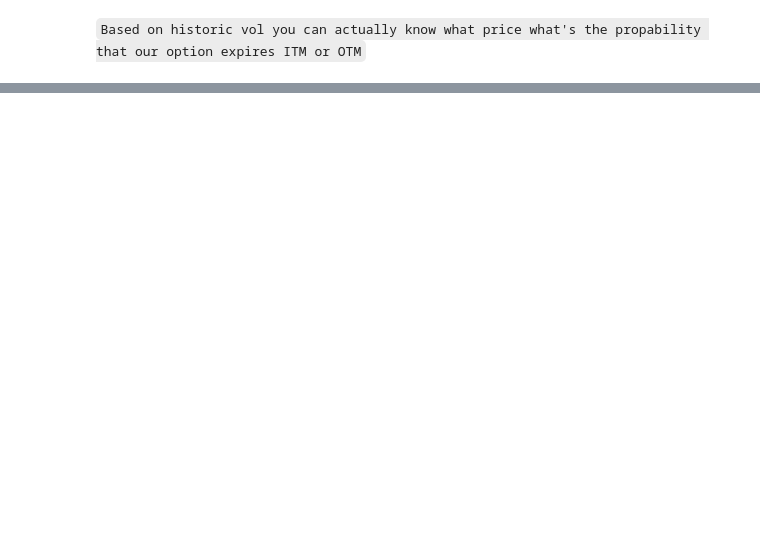
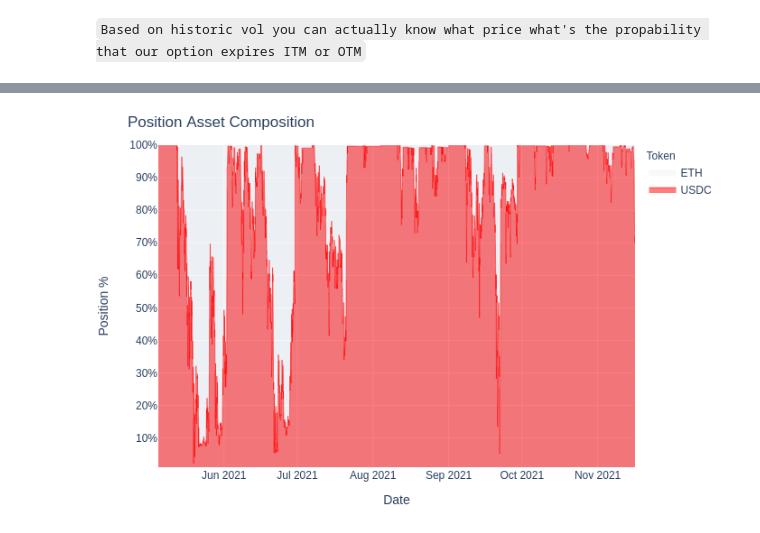
Before and after one commit to nguyenhieuec/uniswap_backtester, a Jupyter notebook: notebooks/big_query_testing.ipynb, the cells around one changed output, grey strips where cells are left out. Cells and saved outputs as stored; diff of their text form; code cells hidden in the pictures; blank space fills up the shorter version.

```diff
--- a/notebooks/big_query_testing.ipynb
+++ b/notebooks/big_query_testing.ipynb
@@ -100,0 +87,4 @@ sim_data
+# %%
+strategy_state.plot_asset_composition(sim_data, 'USDC', 'ETH')
+# %% [output]
+[figure, added]
```
Also changed, not shown: parts of 6 cells of this notebook, 1 other file.
